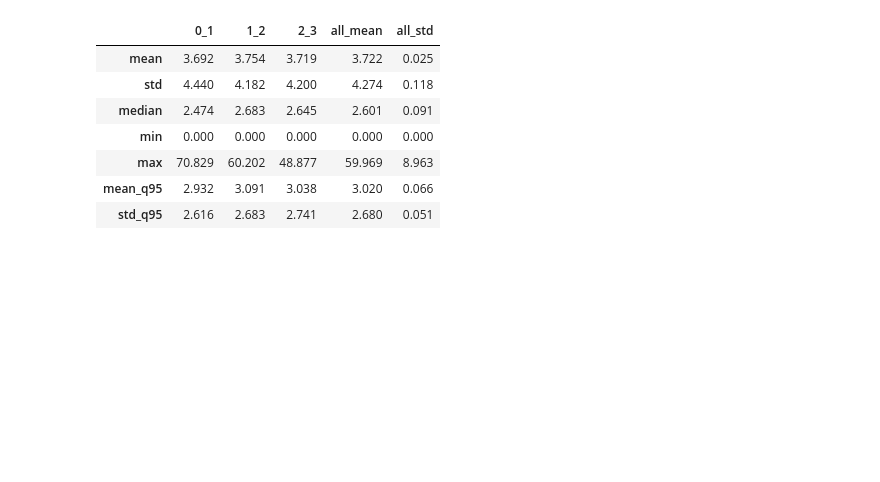
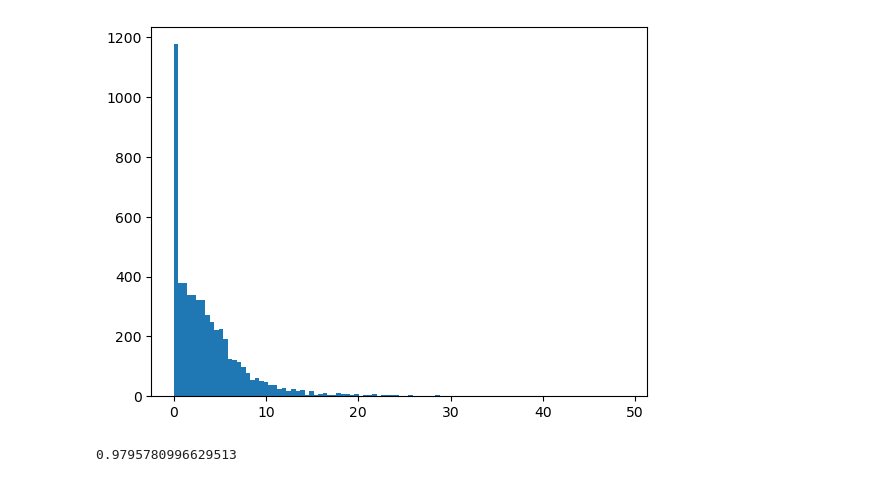
Before and after one commit to richdanis/DrTrack, a Jupyter notebook: src/generate_results/mvt_metric_analysis.ipynb, the cells around one changed output. Cells and saved outputs as stored; diff of their text form; code cells hidden in the pictures; blank space fills up the shorter version.

```diff
--- a/src/generate_results/mvt_metric_analysis.ipynb
+++ b/src/generate_results/mvt_metric_analysis.ipynb
@@ -126,16 +136,17 @@ compute_mvt_metric(None, results, normalize="max_distance", droplet_radius=2)
 # %%
 results_pred = pd.read_csv('../../evaluation/05_results/medium_mvt_6000/unfiltered_trajectories_.csv', index_col=0)
-# %%
-compute_mvt_metric(None, results_pred, normalize="droplet_radius", droplet_radius=2)
-# %% [output]
-|  | 0_1 | 1_2 | 2_3 | all_mean | all_std |
-| mean | 3.692 | 3.754 | 3.719 | 3.722 | 0.025 |
-| std | 4.440 | 4.182 | 4.200 | 4.274 | 0.118 |
-| median | 2.474 | 2.683 | 2.645 | 2.601 | 0.091 |
-| min | 0.000 | 0.000 | 0.000 | 0.000 | 0.000 |
-| max | 70.829 | 60.202 | 48.877 | 59.969 | 8.963 |
-| mean_q95 | 2.932 | 3.091 | 3.038 | 3.020 | 0.066 |
-| std_q95 | 2.616 | 2.683 | 2.741 | 2.680 | 0.051 |
+# %%
+mvt, dist = compute_mvt_metric(None, results_pred, normalize="droplet_radius", droplet_radius=2, return_dist=True)
+hist_pred = np.histogram(dist, bins=100)
+plt.hist(dist, bins=100)
+plt.show()
+# %% [output]
+[figure, added]
+# %%
+# Compute the Bhattacharyya coefficient between the two histograms
+bhattacharyya(hist_sim[0], hist_pred[0])
+# %% [output]
+0.9795780996629513
 # %%
 compute_mvt_metric(None, results_pred, normalize="max_distance", droplet_radius=2)
 # %% [output]
```
Also changed, not shown: parts of 10 cells of this notebook, 1 other file.
